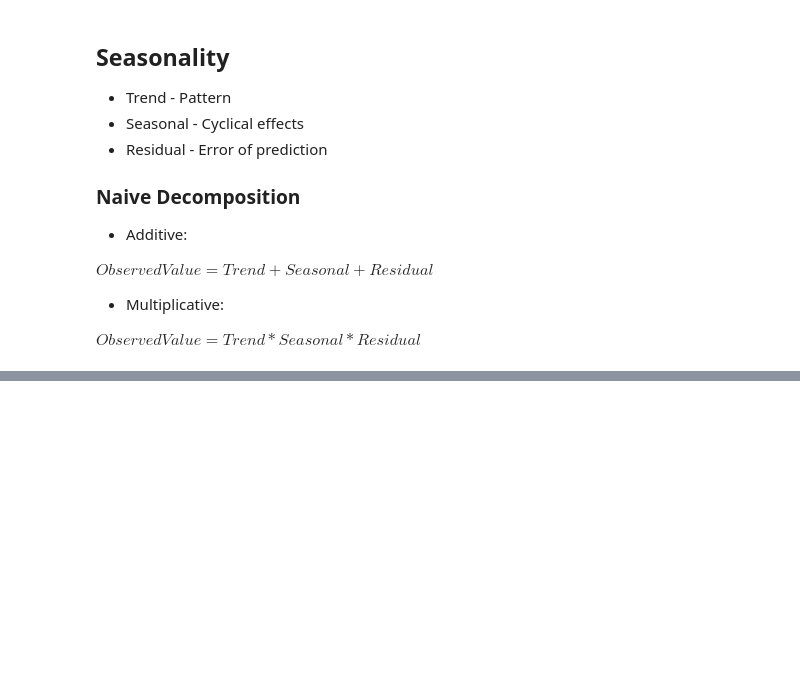
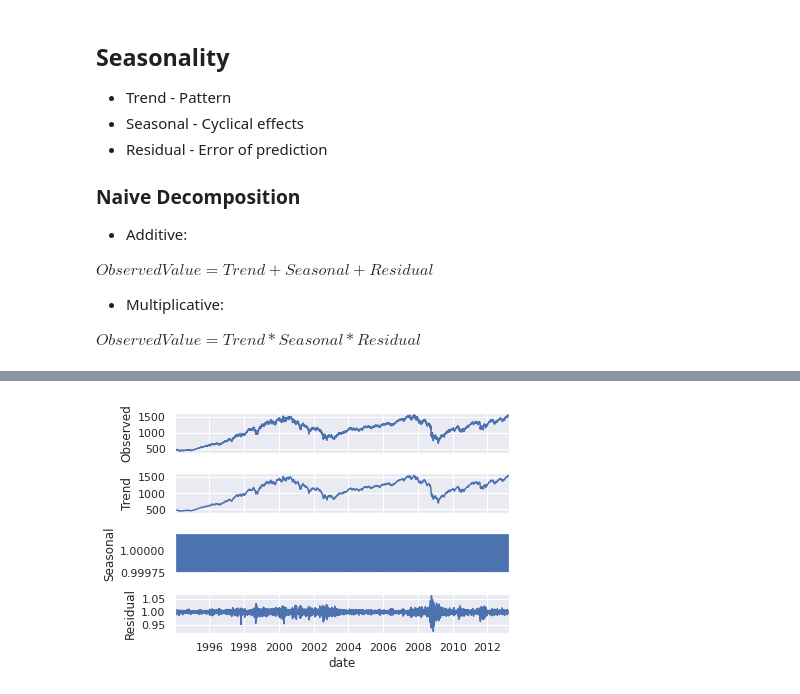
Before and after one commit to Yasir323/TimeSeries-Course, a Jupyter notebook: 1_Intro.ipynb, the cells around one changed output, grey strips where cells are left out. Saved outputs shown, nothing was run; the diff lists cells and outputs as text; code cells hidden in the pictures; blank space fills up the shorter version.

```diff
--- a/1_Intro.ipynb
+++ b/1_Intro.ipynb
@@ -400,0 +415,6 @@ $ Observed Value = Trend * Seasonal * Residual $
+# %%
+s_dec_multiplicative = seasonal_decompose(X_train['Market Value'], model='multiplicative')
+s_dec_multiplicative.plot()
+plt.show()
+# %% [output]
+[figure, added]
```
Also changed, not shown: parts of 102 cells of this notebook.
